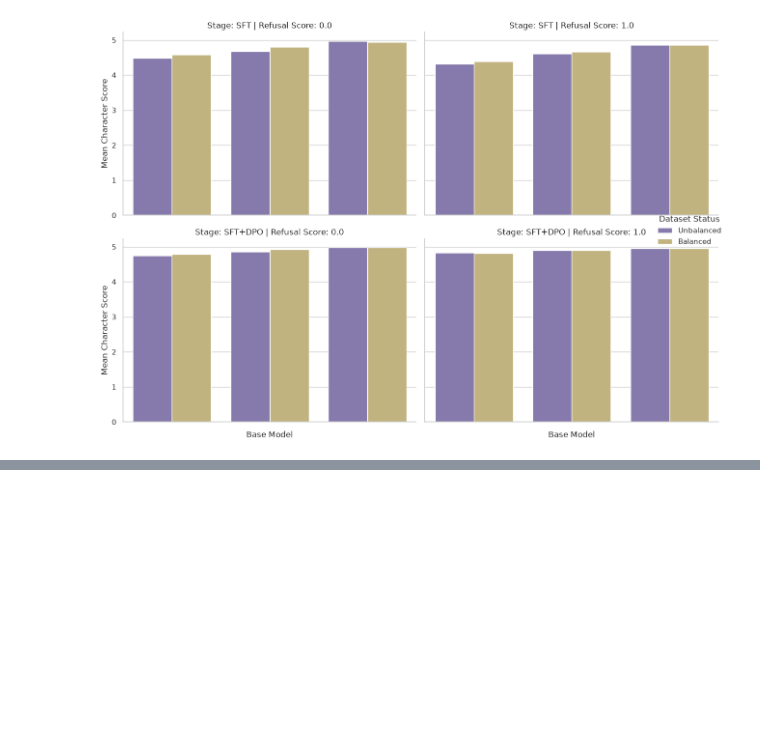
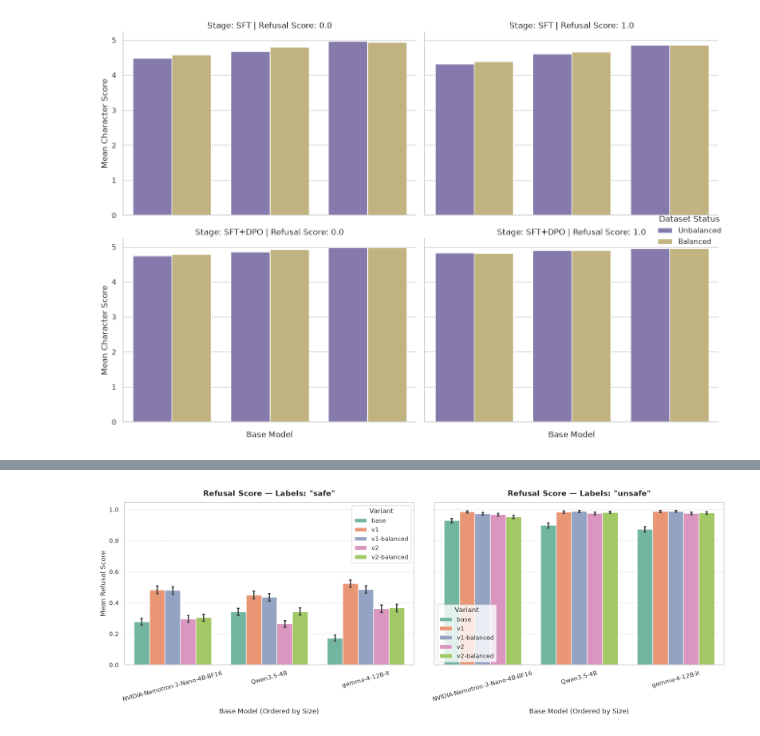
Before and after one commit to mahdieh-sjp/Safe-Actor, a Jupyter notebook: evaluation.ipynb, the cells around one changed output, grey strips where cells are left out. Saved outputs shown, nothing was run; the diff lists cells and outputs as text; code cells hidden in the pictures; blank space fills up the shorter version.

```diff
--- a/evaluation.ipynb
+++ b/evaluation.ipynb
@@ -587,0 +678,51 @@ plt.show()
+# %%
+df_comp_v2['base_model'] = df_comp_v2['model_name'].apply(
+    lambda x: x.replace('-SFT+DPO-v2-balanced', '')
+               .replace('-SFT+DPO-v2', '')
+               .replace('-SFT+DPO-balanced', '')
+               .replace('-SFT+DPO', '')
+)
+# %%
+df_comp_v2['size_num'] = df_comp_v2['size'].astype(str).str.extract(r'(\d+)')[0].astype(float)
+df_comp_v2 = df_comp_v2[df_comp_v2.size_num <= 12.0]
+
+# Determine ordered list of base models by size
+ordered_base_models = (
+    df_comp_v2.sort_values('size_num')
+      ['base_model']
+      .unique()
+)
+# %%
+variant_order = ['base', 'v1', 'v1-balanced', 'v2', 'v2-balanced']
+# %%
+fig, axes = plt.subplots(1, 2, figsize=(16, 6), sharey=True)
+
+for ax, label_val in zip(axes, ['safe', 'unsafe']):
+    # Filter dataset by label
+    sub_df = df_comp_v2[df_comp_v2['labels'] == label_val]
+
+    # Draw grouped bar plot
+    sns.barplot(
+        data=sub_df,
+        x='base_model',
+        y='refusal_score',
+        hue='variant',
+        order=ordered_base_models,
+        hue_order=variant_order,
+        palette='Set2',
+        capsize=0.08,
+        ax=ax
+    )
+
+    # Styling and Labels
+    ax.set_title(f'Refusal Score — Labels: "{label_val}"', fontsize=14, fontweight='bold', pad=12)
+    ax.set_xlabel('Base Model (Ordered by Size)', fontsize=12, labelpad=10)
+    ax.set_ylabel('Mean Refusal Score', fontsize=12)
+    ax.tick_params(axis='x', rotation=15)
+    ax.grid(axis='y', linestyle='--', alpha=0.6)
+    ax.legend(title='Variant', frameon=True)
+
+plt.tight_layout()
+plt.show()
+# %% [output]
+[figure, added]
```
Also changed, not shown: parts of 23 cells of this notebook.
